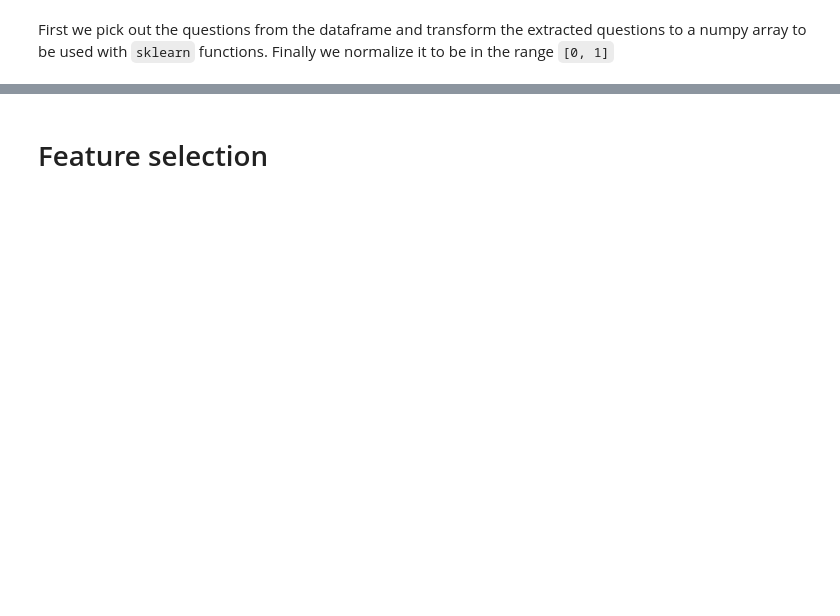
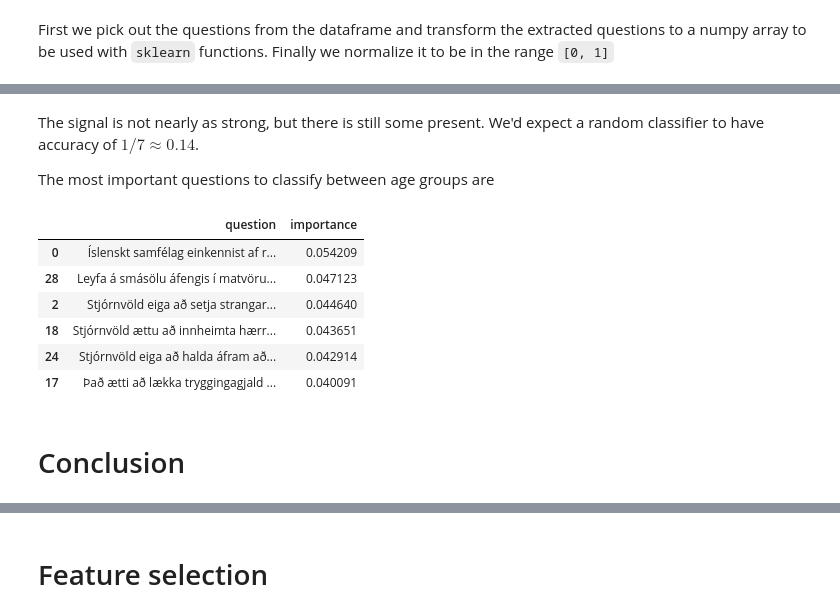
Before and after one commit to roberttorfason/blog, a Jupyter notebook: _notebooks/2021-09-22-kosningaprof.ipynb, the cells around one changed output, grey strips where cells are left out. Saved outputs shown, nothing was run; the diff lists cells and outputs as text; code cells hidden in the pictures; blank space fills up the shorter version.

```diff
--- a/_notebooks/2021-09-22-kosningaprof.ipynb
+++ b/_notebooks/2021-09-22-kosningaprof.ipynb
@@ -358,3 +429,21 @@ cv_results
+# %% [markdown]
+The signal is not nearly as strong, but there is still some present. We'd expect a random classifier to have accuracy of $1 / 7 \approx 0.14$.
+
+The most important questions to classify between age groups are
+# %%
+# hide_input
+df_questions_with_importance = most_important_questions(clf, x_filter, y_filter, df_questions)[["question", "importance"]]
+df_questions_with_importance.head(6)
+# %% [output]
+|  | question | importance |
+| 0 | Íslenskt samfélag einkennist af r... | 0.054209 |
+| 28 | Leyfa á smásölu áfengis í matvöru... | 0.047123 |
+| 2 | Stjórnvöld eiga að setja strangar... | 0.044640 |
+| 18 | Stjórnvöld ættu að innheimta hærr... | 0.043651 |
+| 24 | Stjórnvöld eiga að halda áfram að... | 0.042914 |
+| 17 | Það ætti að lækka tryggingagjald ... | 0.040091 |
+# %% [markdown]
+# Conclusion
 # %%
 from sklearn.model_selection import KFold
 kf = KFold(n_splits=3, random_state=None, shuffle=True)
```
Also changed, not shown: parts of 87 cells of this notebook.
